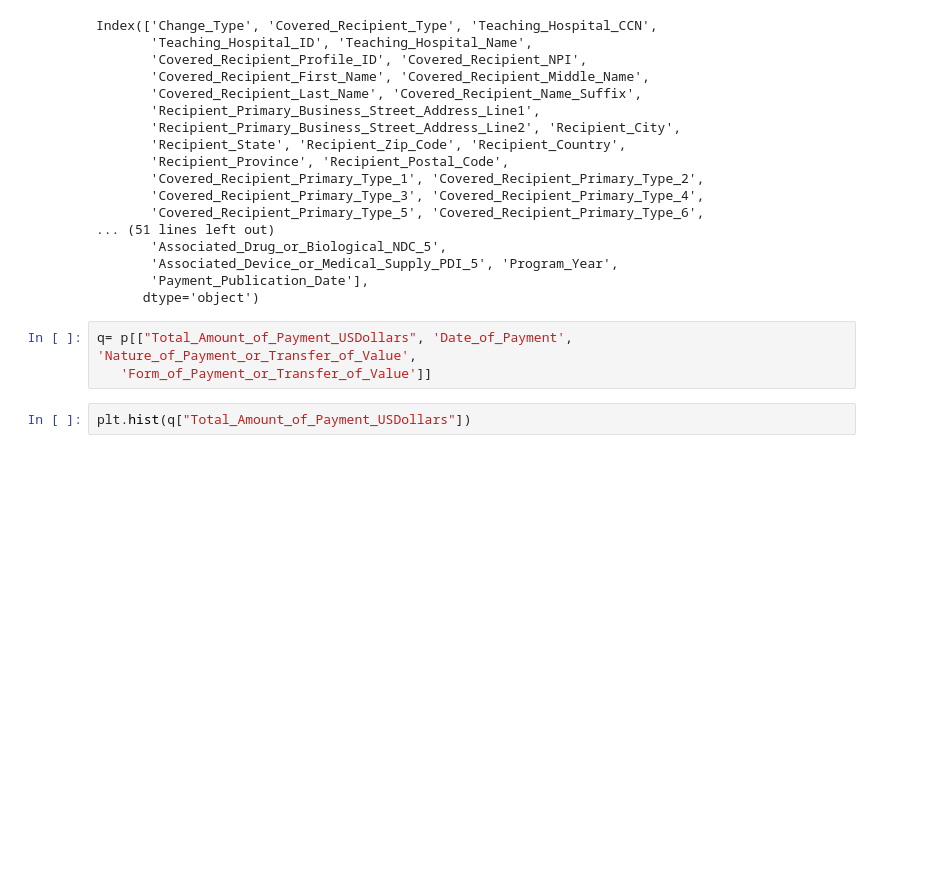
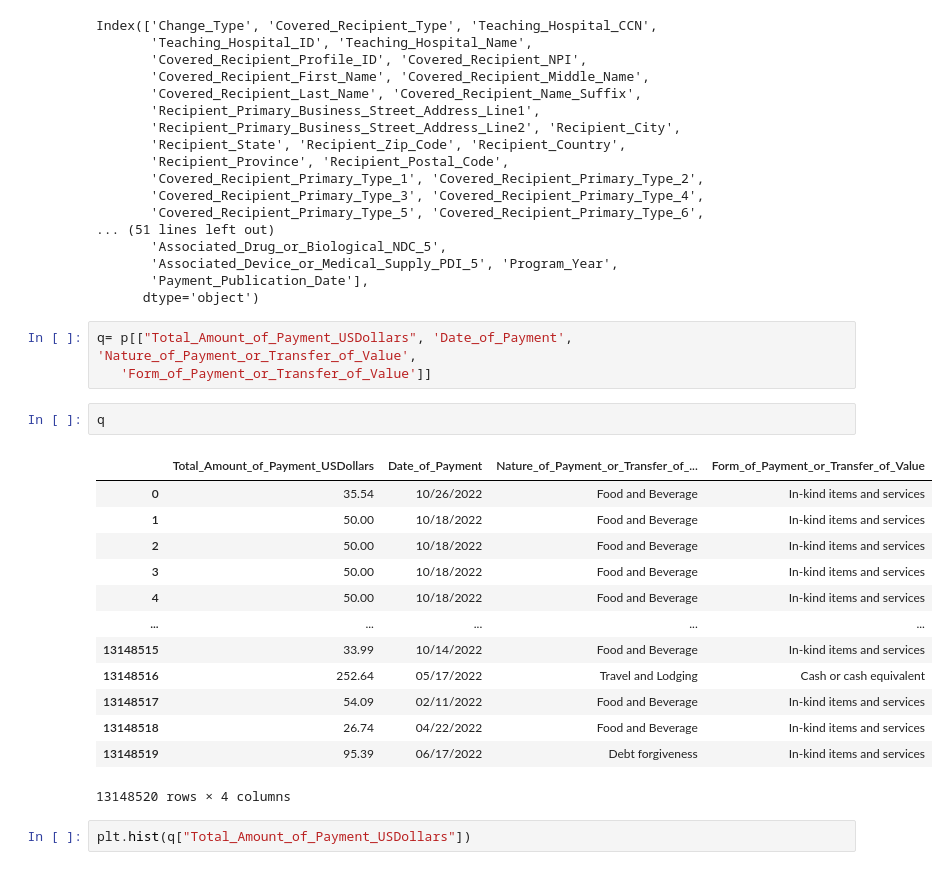
Before and after one commit to wltrimbl/uchicago-data227, a Jupyter notebook: notebooks/Loghistogram-openpayments.ipynb, the cells around one changed output. Saved outputs shown, nothing was run; the diff lists cells and outputs as text; blank space fills up the shorter version.

```diff
--- a/notebooks/Loghistogram-openpayments.ipynb
+++ b/notebooks/Loghistogram-openpayments.ipynb
@@ -39,6 +37,22 @@ Index(['Change_Type', 'Covered_Recipient_Type', 'Teaching_Hospital_CCN',
 # %%
 q= p[["Total_Amount_of_Payment_USDollars", 'Date_of_Payment', 'Nature_of_Payment_or_Transfer_of_Value',
    'Form_of_Payment_or_Transfer_of_Value']]
+# %%
+q
+# %% [output]
+|  | Total_Amount_of_Payment_USDollars | Date_of_Payment | Nature_of_Payment_or_Transfer_of_... | Form_of_Payment_or_Transfer_of_Value |
+| 0 | 35.54 | 10/26/2022 | Food and Beverage | In-kind items and services |
+| 1 | 50.00 | 10/18/2022 | Food and Beverage | In-kind items and services |
+| 2 | 50.00 | 10/18/2022 | Food and Beverage | In-kind items and services |
+| 3 | 50.00 | 10/18/2022 | Food and Beverage | In-kind items and services |
+| 4 | 50.00 | 10/18/2022 | Food and Beverage | In-kind items and services |
+| ... | ... | ... | ... | ... |
+| 13148515 | 33.99 | 10/14/2022 | Food and Beverage | In-kind items and services |
+| 13148516 | 252.64 | 05/17/2022 | Travel and Lodging | Cash or cash equivalent |
+| 13148517 | 54.09 | 02/11/2022 | Food and Beverage | In-kind items and services |
+| 13148518 | 26.74 | 04/22/2022 | Food and Beverage | In-kind items and services |
+| 13148519 | 95.39 | 06/17/2022 | Debt forgiveness | In-kind items and services |
+13148520 rows × 4 columns
 # %%
 plt.hist(q["Total_Amount_of_Payment_USDollars"])
 # %% [output]
```
Also changed, not shown: parts of 15 cells of this notebook.
